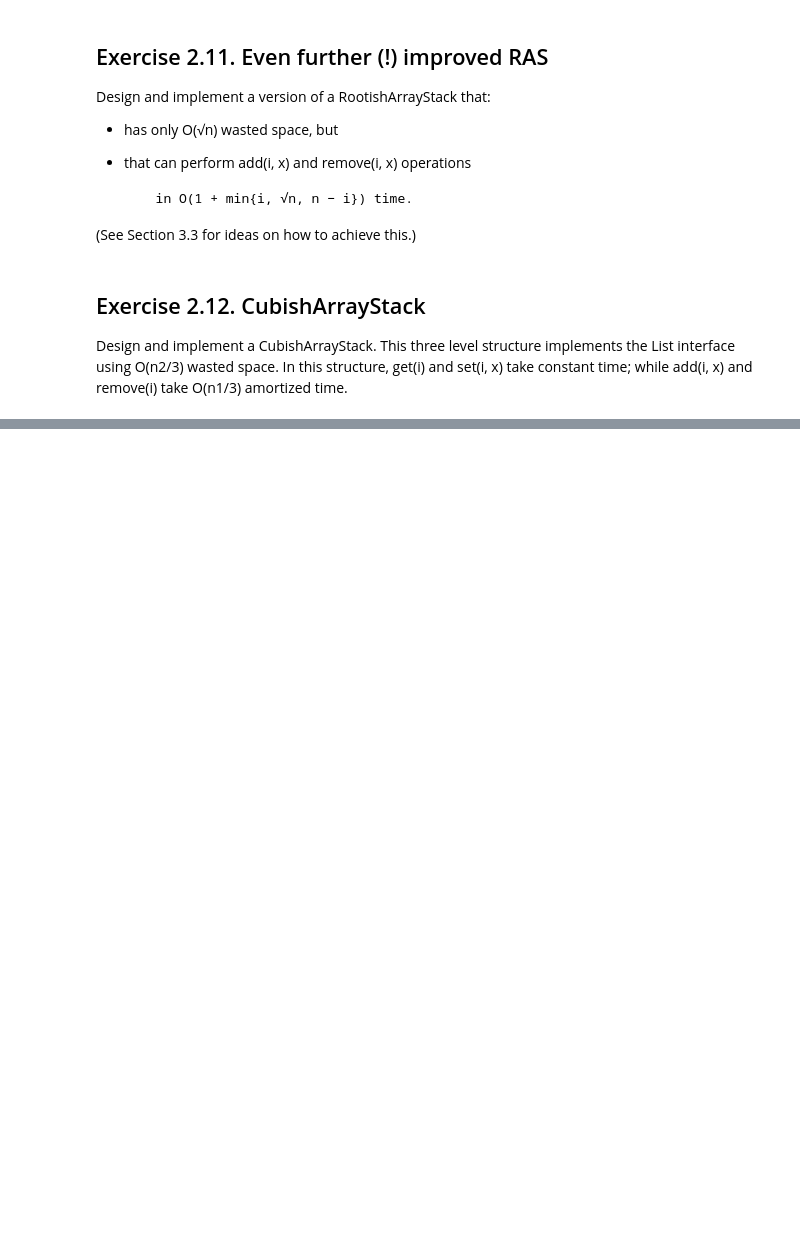
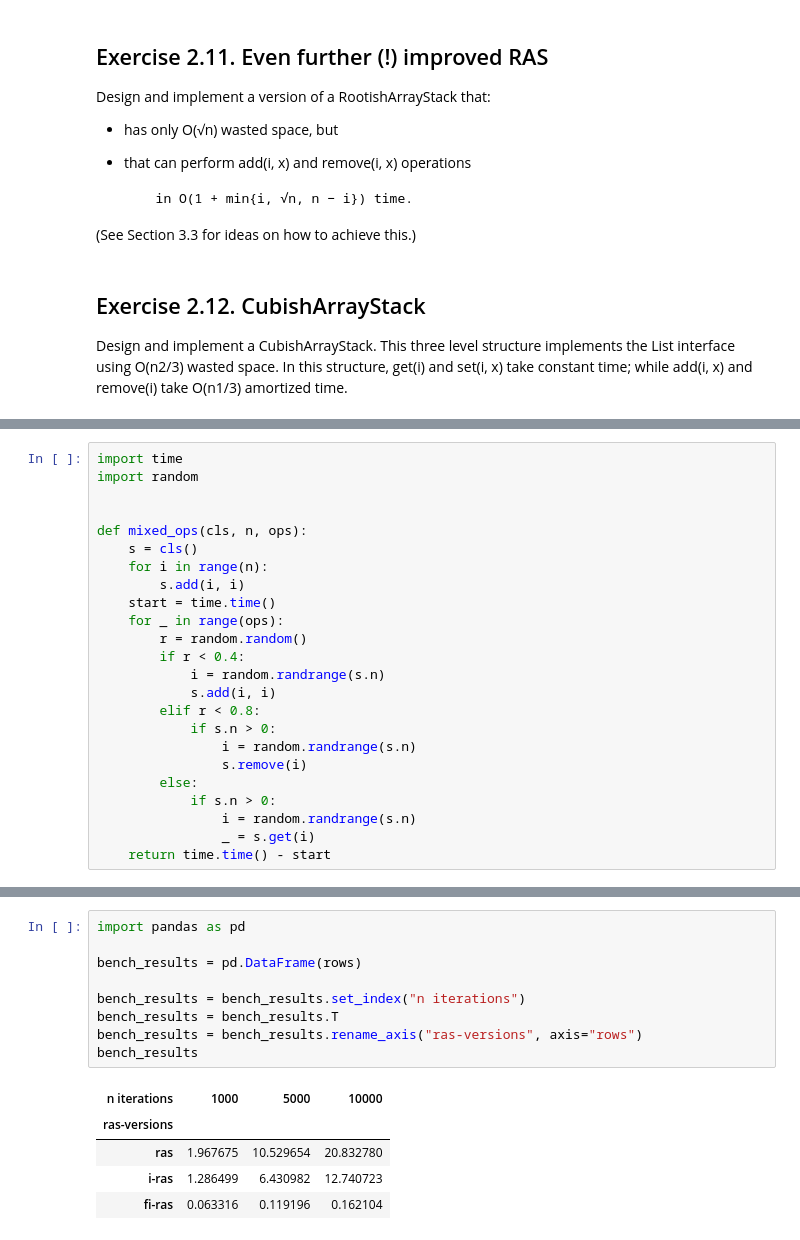
Before and after one commit to Dyretna/opendatastructures-python, a Jupyter notebook: chapter2/exercises_ch02.ipynb, the cells around one changed output, grey strips where cells are left out. Drawn from its saved outputs; the diff is of its cells as text; blank space fills up the shorter version.

```diff
--- a/chapter2/exercises_ch02.ipynb
+++ b/chapter2/exercises_ch02.ipynb
@@ -583,0 +607,24 @@ In this structure, get(i) and set(i, x) take constant time; while add(i, x) and
+# %%
+import time
+import random
+
+
+def mixed_ops(cls, n, ops):
+    s = cls()
+    for i in range(n):
+        s.add(i, i)
+    start = time.time()
+    for _ in range(ops):
+        r = random.random()
+        if r < 0.4:
+            i = random.randrange(s.n)
+            s.add(i, i)
+        elif r < 0.8:
+            if s.n > 0:
+                i = random.randrange(s.n)
+                s.remove(i)
+        else:
+            if s.n > 0:
+                i = random.randrange(s.n)
+                _ = s.get(i)
+    return time.time() - start
@@ -583,0 +641,15 @@ In this structure, get(i) and set(i, x) take constant time; while add(i, x) and
+# %%
+import pandas as pd
+
+bench_results = pd.DataFrame(rows)
+
+bench_results = bench_results.set_index("n iterations")
+bench_results = bench_results.T
+bench_results = bench_results.rename_axis("ras-versions", axis="rows")
+bench_results
+# %% [output]
+| n iterations | 1000 | 5000 | 10000 |
+| ras-versions |  |  |  |
+| ras | 1.967675 | 10.529654 | 20.832780 |
+| i-ras | 1.286499 | 6.430982 | 12.740723 |
+| fi-ras | 0.063316 | 0.119196 | 0.162104 |
```
Also changed, not shown: parts of 13 cells of this notebook, 7 other files.
